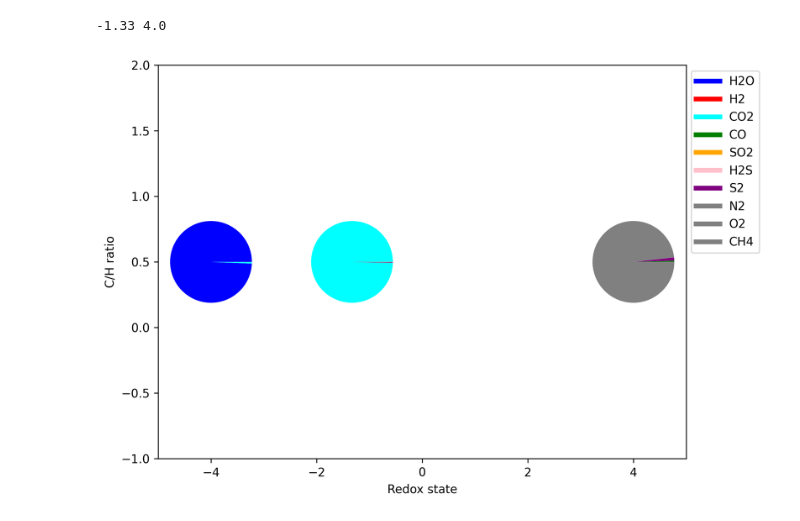
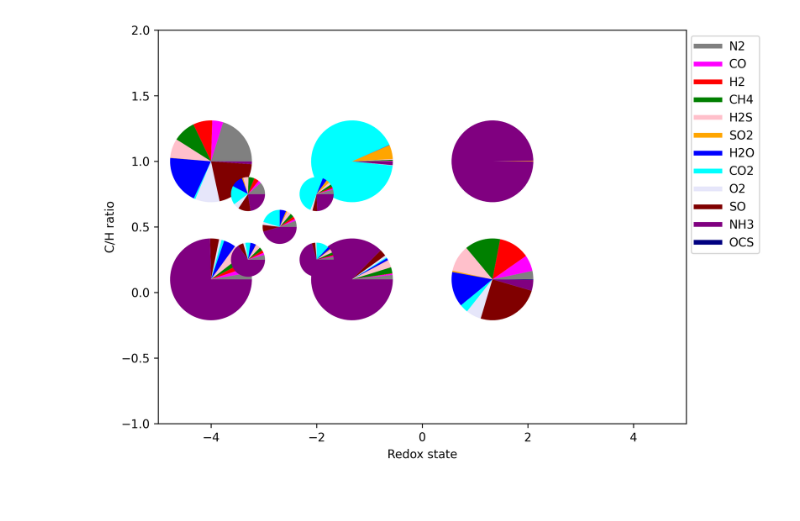
Before and after one commit to FormingWorlds/LIFEredoxsurvey, a Jupyter notebook: notebooks/retrievals.ipynb, the cells around one changed output. Saved outputs shown, nothing was run; the diff lists cells and outputs as text; code cells hidden in the pictures.

Commit message:
reworked postprocess; added tmux_check; added 2D interpolator

```diff
--- a/notebooks/retrievals.ipynb
+++ b/notebooks/retrievals.ipynb
@@ -118,42 +145,56 @@ def atmosphere_interpolator(atmosphere_data,datapoint,dimension=1):
-# %%
-atmosphere_interpolator(atmosphere_data,3)
-# %% [output]
--1.33 4.0
 # %%
 fig, ax = plt.subplots(figsize=(8, 6))
-# Main plot
+
 ax.set_xlim(-5, 5)
 ax.set_ylim(-1, 2)
-#ax.scatter([2, 5, 8], [3, 5, 7])
-#ax.set_title("Main plot with inset pies")
 
-# order of volatiles is same as in EVo. Colours are assigned by me.
-volatile_labels = ['H2O', 'H2','CO2','CO','SO2',  'H2S', 'S2', 'N2','O2', 'CH4']
-volatile_colours = ["blue","red","cyan","green","orange","pink","purple","gray","gray","gray"]
+volatile_labels = ['N2', 'CO', 'H2', 'CH4', 'H2S', 'SO2', 'H2O', 'CO2', 'O2', 'SO', 'NH3', 'OCS']
+volatile_colours = ["gray","magenta","red","green","pink","orange","blue","cyan","lavender","maroon","purple","navy"]
 
-for i in range(len(atmosphere_data)):
-    fo2 = atmosphere_data[i][0][0]
-    HC = atmosphere_data[i][0][1]
-    fractions = atmosphere_data[i][2]
+for keys in atmosphere_dict:
+    fo2 = keys[0]
+    HC = keys[1]
+    fractions = atmosphere_dict[keys]
 
     # Create an inset axis at data coordinate
     inset = inset_axes(ax, width=1.2, height=1.2,
                     bbox_to_anchor=(float(fo2), float(HC)),
                     bbox_transform=ax.transData,
                     loc='center')
 
     # Draw a pie chart in the inset axis
     inset.pie(fractions, labels=None,
          colors=volatile_colours)
     inset.set_aspect('equal')
+
+interpolation_points = [[-2.7,0.5],[-3.3,0.25],[-2,0.25],[-3.3,0.75],[-2,0.75]]
+#                        [-2.7,0.5],[-2.7,0.5],[-2.7,0.5],[-2.7,0.5]]
+# add interpolation
+
+for point in interpolation_points:
+    fo2, HC = point
+    fractions = atmosphere_interpolator(atmosphere_dict,[fo2,HC])
+
+    # Create an inset axis at data coordinate
+    inset = inset_axes(ax, width=0.5, height=0.5,
+                    bbox_to_anchor=(float(fo2), float(HC)),
+                    bbox_transform=ax.transData,
+                    loc='center')
+
+    # Draw a pie chart in the inset axis
+    inset.pie(fractions, labels=None,
+            colors=volatile_colours)
+    inset.set_aspect('equal')
+
+
 # add legend
 custom_lines = []
 for i in volatile_colours:
     custom_lines.append(Line2D([0], [0], color=i, lw=4))
 ax.legend(custom_lines,volatile_labels,bbox_to_anchor=(1.15, 1.0))
 ax.set_xlabel("Redox state")
 ax.set_ylabel("C/H ratio")
 
 plt.show()
 # %% [output]
-[figure, old version]
+[figure, new version]
```
Also changed, not shown: parts of 11 cells of this notebook.
